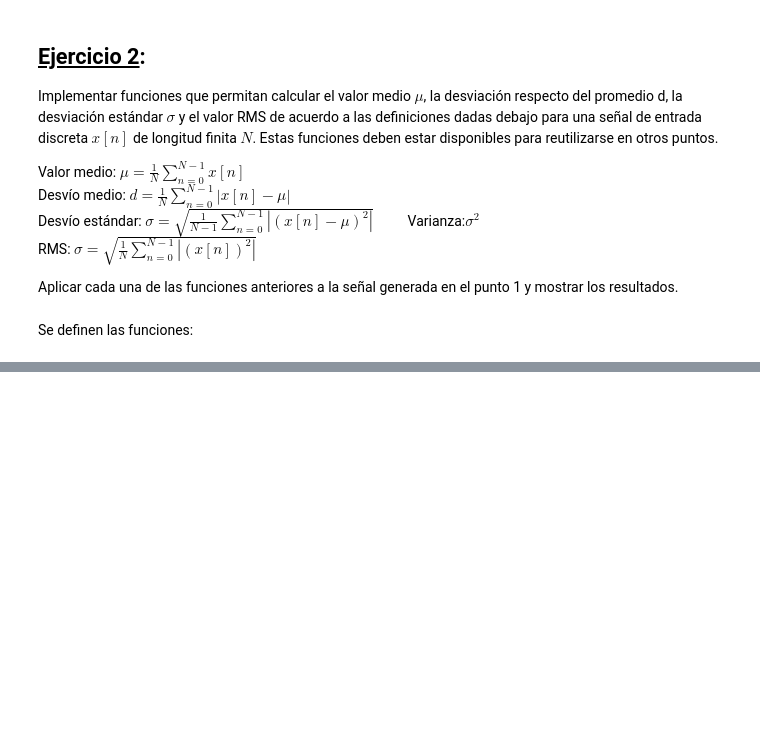
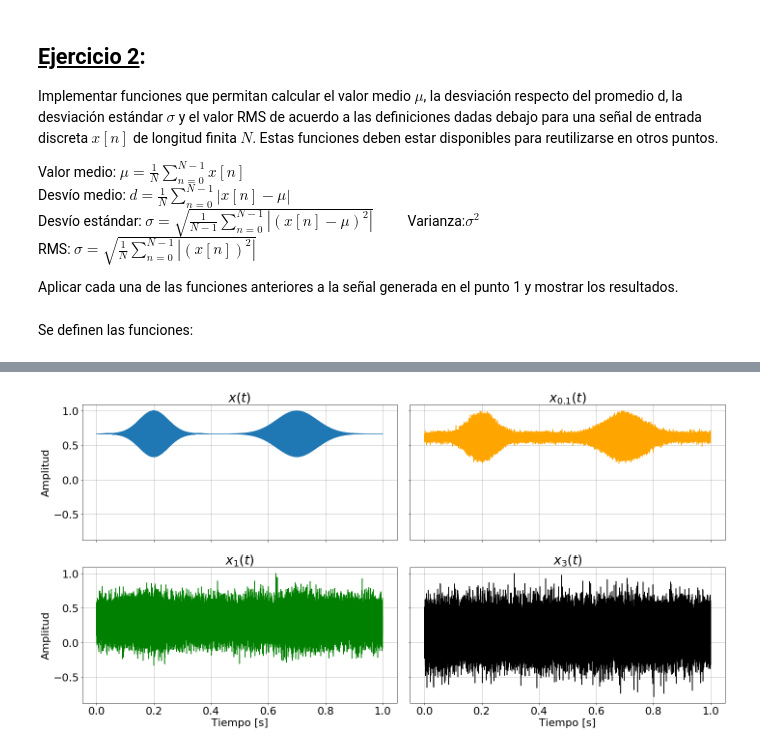
Before and after one commit to reborafs/dsp-untref, a Jupyter notebook: TP1.ipynb, the cells around one changed output, grey strips where cells are left out. Cells and saved outputs as stored; diff of their text form; code cells hidden in the pictures; blank space fills up the shorter version.

```diff
--- a/TP1.ipynb
+++ b/TP1.ipynb
@@ -39,6 +39,7 @@ exp3 = ((vector_t-u3)**2)/(2*(sigma3**2))
 x1 = 2*np.ones_like(vector_t)
 x2 = np.cos(2*np.pi*f2*vector_t)*(np.e**(-exp2))
 x3 = np.sin(2*np.pi*f3*vector_t)*(np.e**(-exp3))
+x = x1+x2+x3
 # %% [markdown]
 #### Plot:
 # %%
@@ -271,0 +284,36 @@ Para la cantidad de muestras N = 100000:
+# %%
+# GENERACION DE RUIDO
+ruido01 = np.random.normal(loc = 0, scale = 0.1, size = fs*t)
+ruido1 = np.random.normal(loc = 0, scale = 1, size = fs*t)
+ruido3 = np.random.normal(loc = 0, scale = 3, size = fs*t)
+
+x01 = x + ruido01
+x1 = x + ruido1
+x3 = x + ruido3
+
+# NORMALIZACION DE SENAL + RUIDO
+Nx = x/max(abs(x))
+Nx01 = x01/max(abs(x01))
+Nx1 = x1/max(abs(x1))
+Nx3 = x3/max(abs(x3))
+# %%
+plt.rcParams.update({'font.size': 22})
+fig, axs = plt.subplots(2, 2, sharex=True, sharey=True, figsize=[20, 10])
+axs[0, 0].plot(vector_t, Nx)
+axs[0, 0].set_title(r'$x(t)$')
+axs[0, 1].plot(vector_t, Nx01, color='orange')
+axs[0, 1].set_title('$x_{0.1}(t)$')
+axs[1, 0].plot(vector_t, Nx1, color='green')
+axs[1, 0].set_title('$x_1(t)$')
+axs[1, 1].plot(vector_t, Nx3, color='black')
+axs[1, 1].set_title('$x_3(t)$')
+fig.tight_layout()
+
+axs.flat[0].set(ylabel='Amplitud')
+axs.flat[2].set(ylabel='Amplitud', xlabel='Tiempo [s]')
+axs.flat[3].set(xlabel='Tiempo [s]')
+
+for ax in axs.flat:
+    ax.grid()
+# %% [output]
+[figure, added]
```
Also changed, not shown: parts of 14 cells of this notebook, 2 other files.
